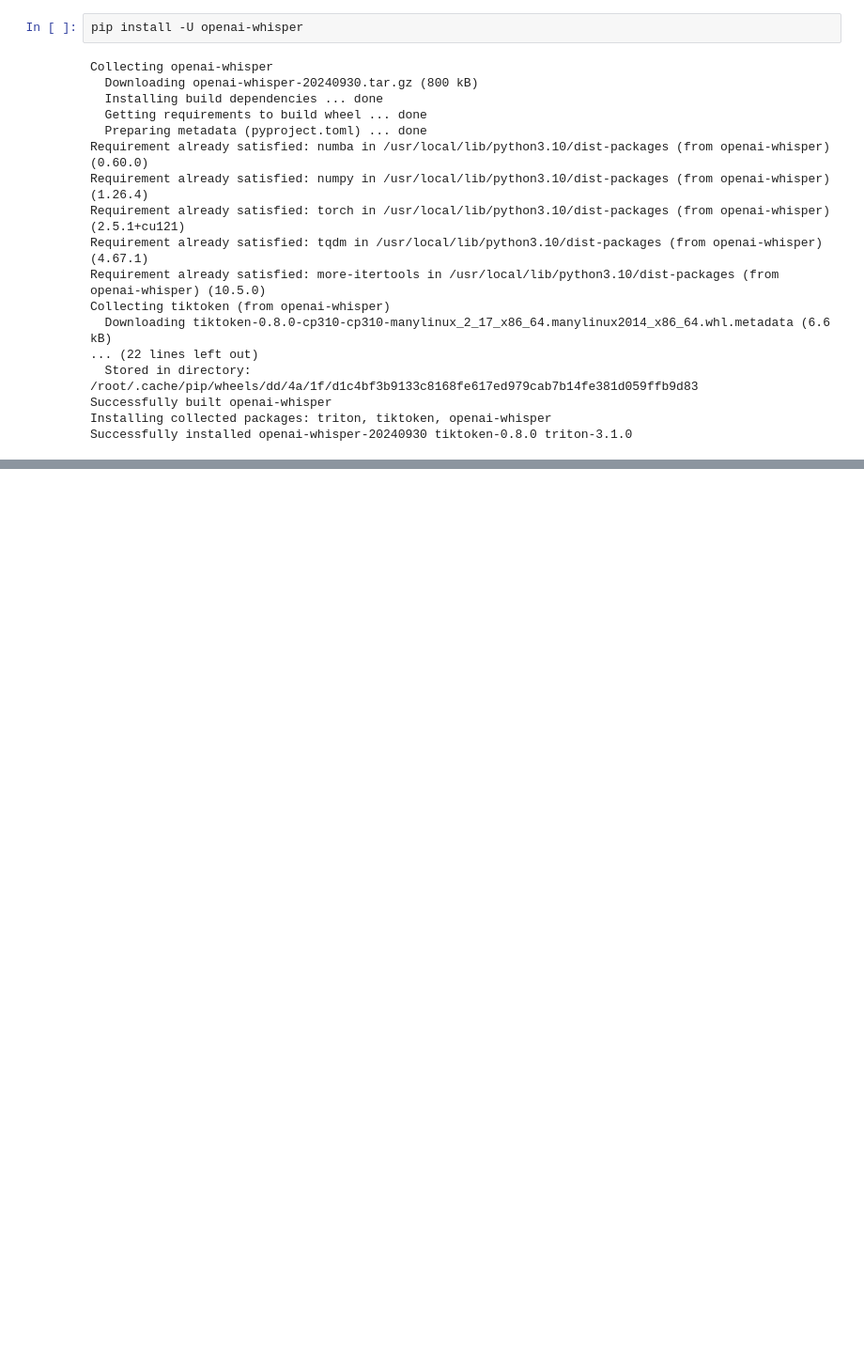
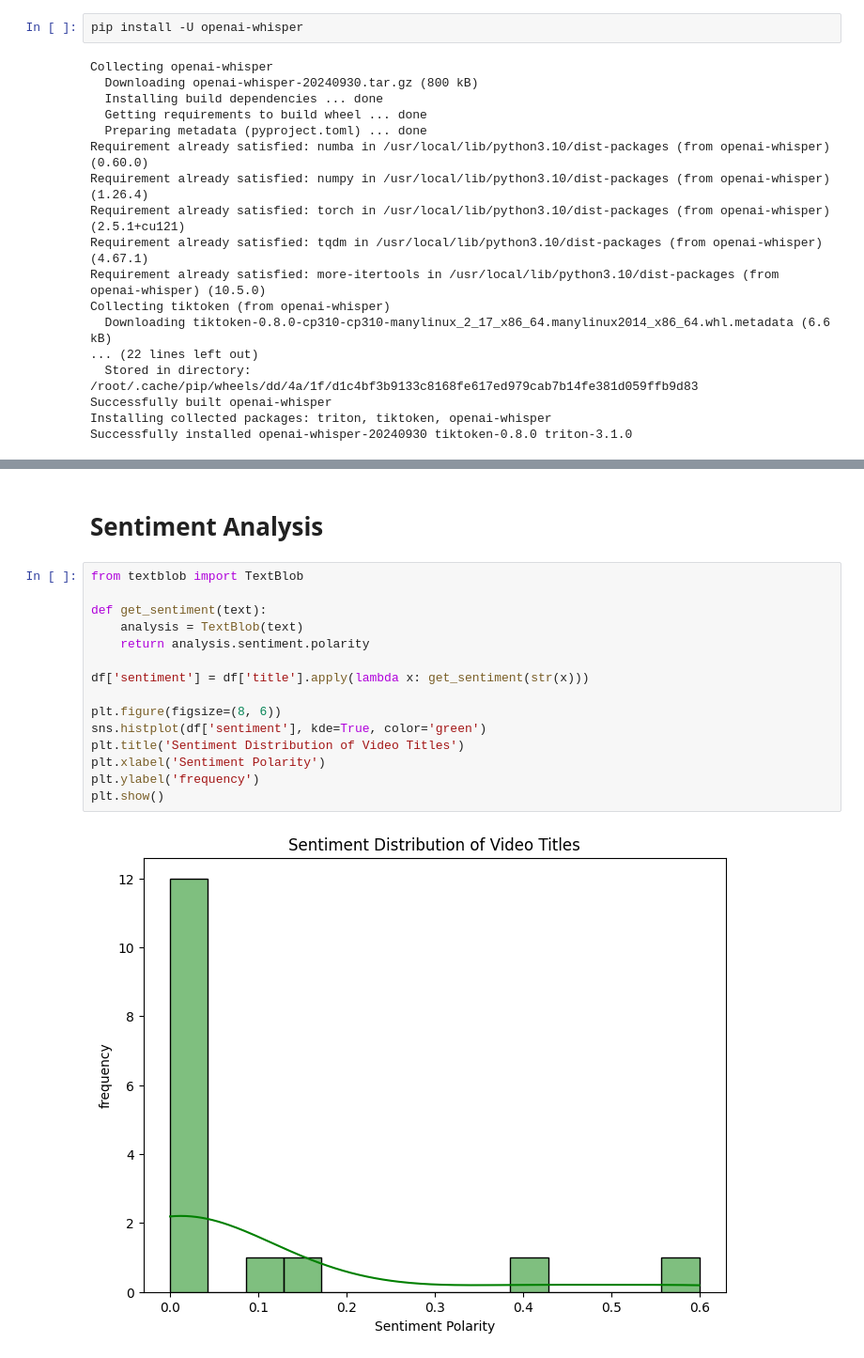
Before and after one commit to Reddy-Sekhar/sekharspace, a Jupyter notebook: assignment_2.ipynb, the cells around one changed output, grey strips where cells are left out. Shown at 94% size. Cells and saved outputs as stored; diff of their text form; blank space fills up the shorter version.

```diff
--- a/assignment_2.ipynb
+++ b/assignment_2.ipynb
@@ -241,0 +344,19 @@ open("transcription.txt").read()
+# %% [markdown]
+# Sentiment Analysis
+# %%
+from textblob import TextBlob
+
+def get_sentiment(text):
+    analysis = TextBlob(text)
+    return analysis.sentiment.polarity
+
+df['sentiment'] = df['title'].apply(lambda x: get_sentiment(str(x)))
+
+plt.figure(figsize=(8, 6))
+sns.histplot(df['sentiment'], kde=True, color='green')
+plt.title('Sentiment Distribution of Video Titles')
+plt.xlabel('Sentiment Polarity')
+plt.ylabel('frequency')
+plt.show()
+# %% [output]
+[figure, added]
```
Also changed, not shown: parts of 43 cells of this notebook.
